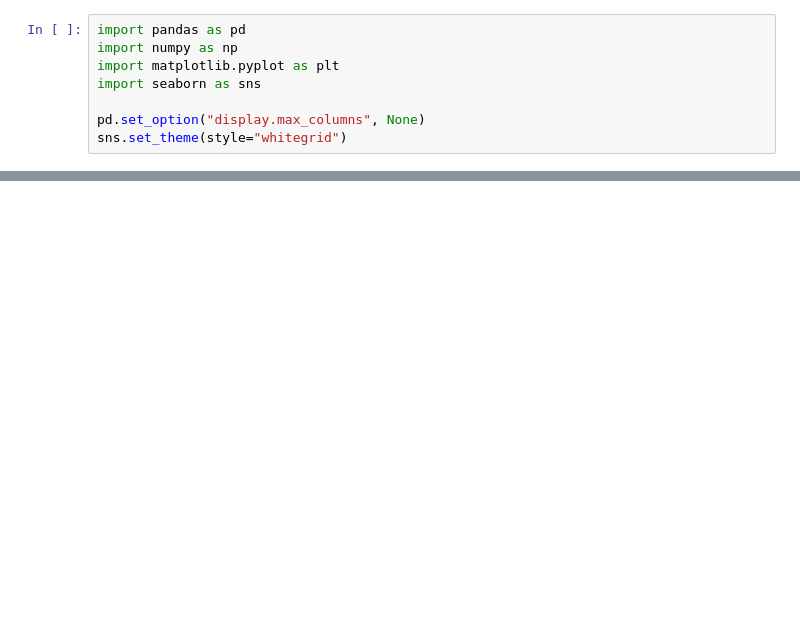
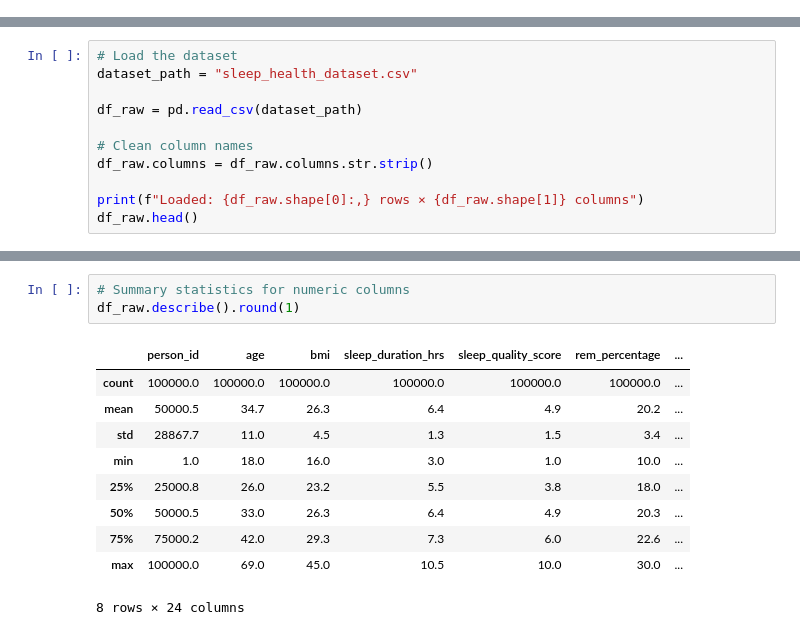
Before and after one commit to ibtihal7alharbi-tech/ML-project, a Jupyter notebook: sleep_disorder_risk_prediction.ipynb, the cells around one changed output, grey strips where cells are left out. Cells and saved outputs as stored; diff of their text form; blank space fills up the shorter version.

Commit message:
Added dataset, completed initial understanding, and cleaned the data

```diff
--- a/sleep_disorder_risk_prediction.ipynb
+++ b/sleep_disorder_risk_prediction.ipynb
@@ -3,8 +2,0 @@
-# %%
-import pandas as pd
-import numpy as np
-import matplotlib.pyplot as plt
-import seaborn as sns
-
-pd.set_option("display.max_columns", None)
-sns.set_theme(style="whitegrid")
@@ -153,0 +40,11 @@ plt.show()
+# %%
+# Load the dataset
+dataset_path = "sleep_health_dataset.csv"
+
+df_raw = pd.read_csv(dataset_path)
+
+# Clean column names
+df_raw.columns = df_raw.columns.str.strip()
+
+print(f"Loaded: {df_raw.shape[0]:,} rows × {df_raw.shape[1]} columns")
+df_raw.head()
@@ -153,0 +82,14 @@ plt.show()
+# %%
+# Summary statistics for numeric columns
+df_raw.describe().round(1)
+# %% [output]
+|  | person_id | age | bmi | sleep_duration_hrs | sleep_quality_score | rem_percentage | ... |
+| count | 100000.0 | 100000.0 | 100000.0 | 100000.0 | 100000.0 | 100000.0 | ... |
+| mean | 50000.5 | 34.7 | 26.3 | 6.4 | 4.9 | 20.2 | ... |
+| std | 28867.7 | 11.0 | 4.5 | 1.3 | 1.5 | 3.4 | ... |
+| min | 1.0 | 18.0 | 16.0 | 3.0 | 1.0 | 10.0 | ... |
+| 25% | 25000.8 | 26.0 | 23.2 | 5.5 | 3.8 | 18.0 | ... |
+| 50% | 50000.5 | 33.0 | 26.3 | 6.4 | 4.9 | 20.3 | ... |
+| 75% | 75000.2 | 42.0 | 29.3 | 7.3 | 6.0 | 22.6 | ... |
+| max | 100000.0 | 69.0 | 45.0 | 10.5 | 10.0 | 30.0 | ... |
+8 rows × 24 columns
```
Also changed, not shown: parts of 21 cells of this notebook.
